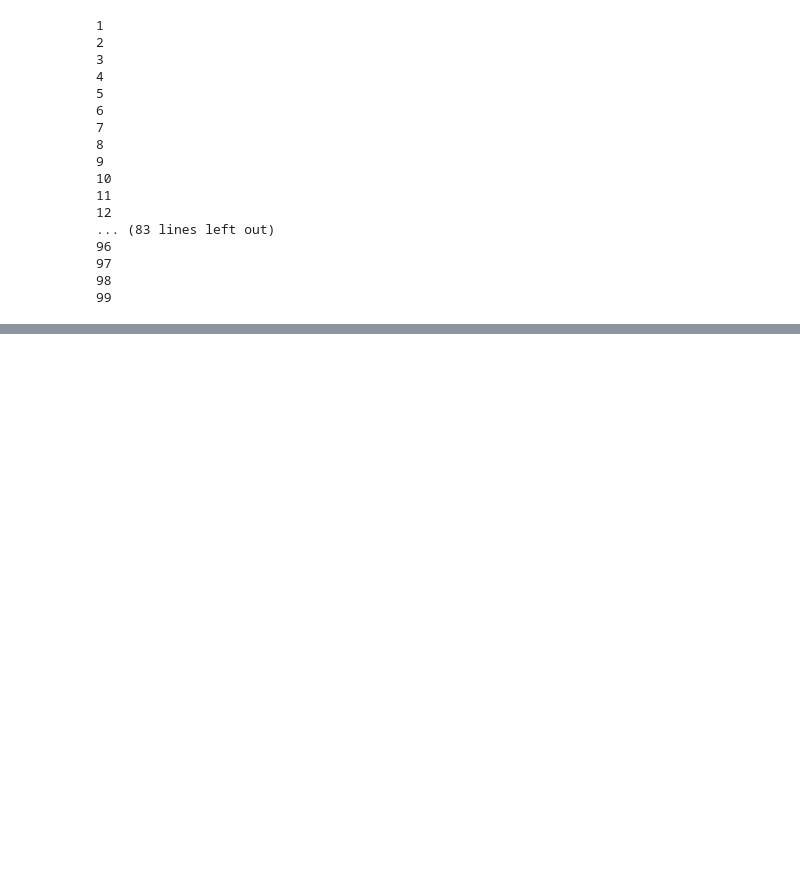
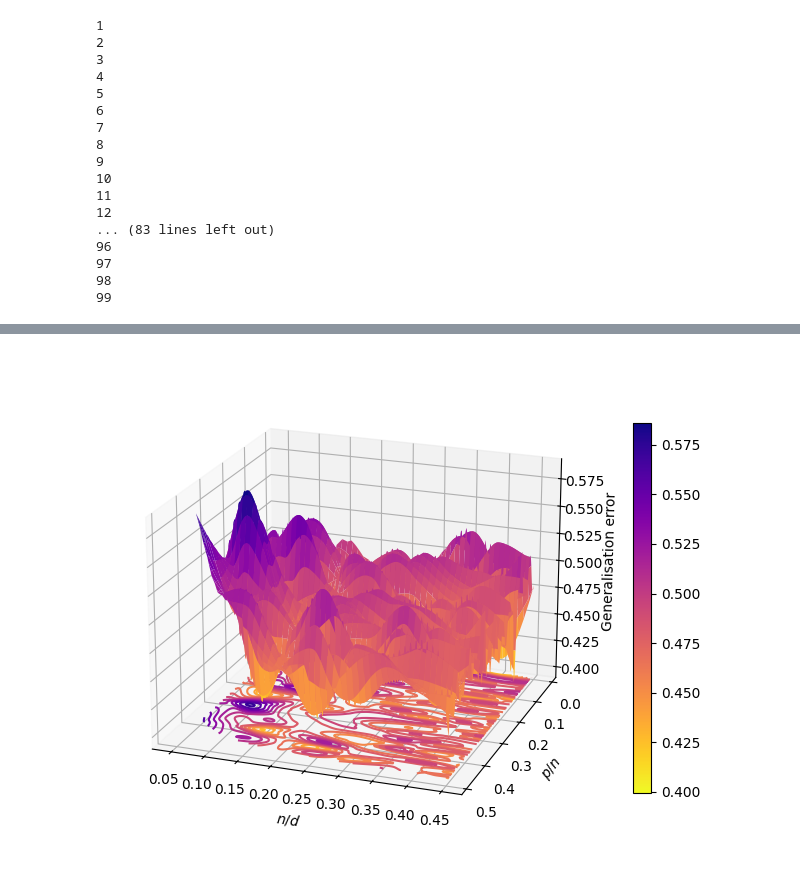
Before and after one commit to mccruz22/Generalization_error_learning, a Jupyter notebook: gen_errors.ipynb, the cells around one changed output, grey strips where cells are left out. Saved outputs shown, nothing was run; the diff lists cells and outputs as text; code cells hidden in the pictures; blank space fills up the shorter version.

```diff
--- a/gen_errors.ipynb
+++ b/gen_errors.ipynb
@@ -197,0 +289,48 @@ plt.legend(['Square Loss', 'Logistic Loss'])
+# %%
+import numpy as np
+import matplotlib.pyplot as plt
+from scipy.interpolate import griddata
+
+x = gen_errors_logistic_3d[:, 2] / d
+y = 1 / gen_errors_logistic_3d[:, 1]
+z = gen_errors_logistic_3d[:, 0]
+
+# Fine grid
+xi = np.linspace(x.min(), x.max(), 150)
+yi = np.linspace(y.min(), y.max(), 150)
+X, Y = np.meshgrid(xi, yi)
+
+# Interpolate
+Z = griddata((x, y), z, (X, Y), method='cubic')
+
+fig = plt.figure(figsize=(8, 8))
+ax = fig.add_subplot(111, projection='3d')
+
+surf = ax.plot_surface(
+    X, Y, Z,
+    cmap='plasma_r',      # yellow -> violet
+    linewidth=0,
+    antialiased=True,
+    shade=True
+)
+
+ax.contour(
+    X, Y, Z,
+    zdir='z',
+    offset=np.nanmin(Z),
+    levels=15,
+    cmap='plasma_r'
+)
+
+ax.invert_yaxis()   # reverse y direction
+
+ax.set_xlabel(r'$n/d$')
+ax.set_ylabel(r'$p/n$')
+ax.set_zlabel('Generalisation error')
+
+ax.view_init(elev=20, azim=290)
+
+fig.colorbar(surf, shrink=0.6)
+plt.show()
+# %% [output]
+[figure, added]
```
Also changed, not shown: parts of 9 cells of this notebook.
